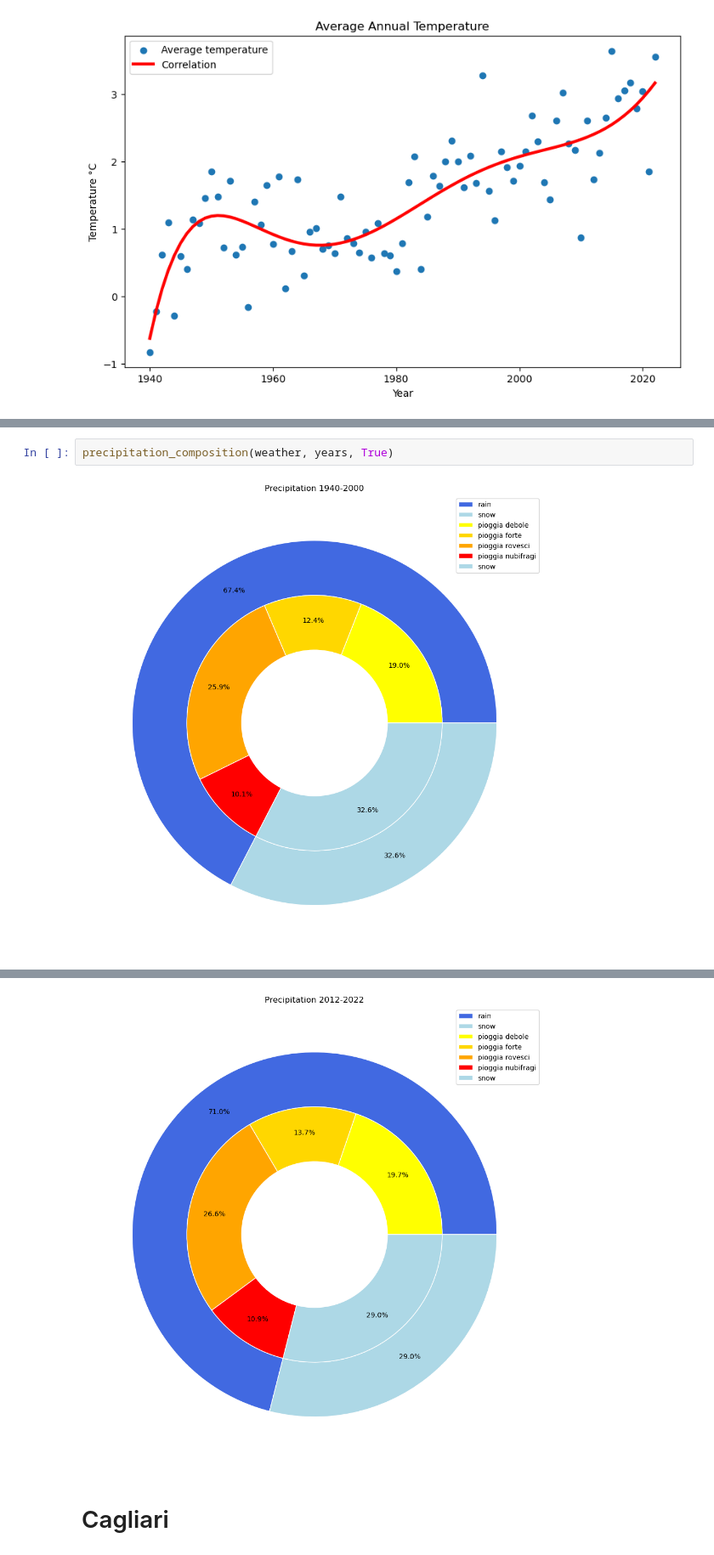
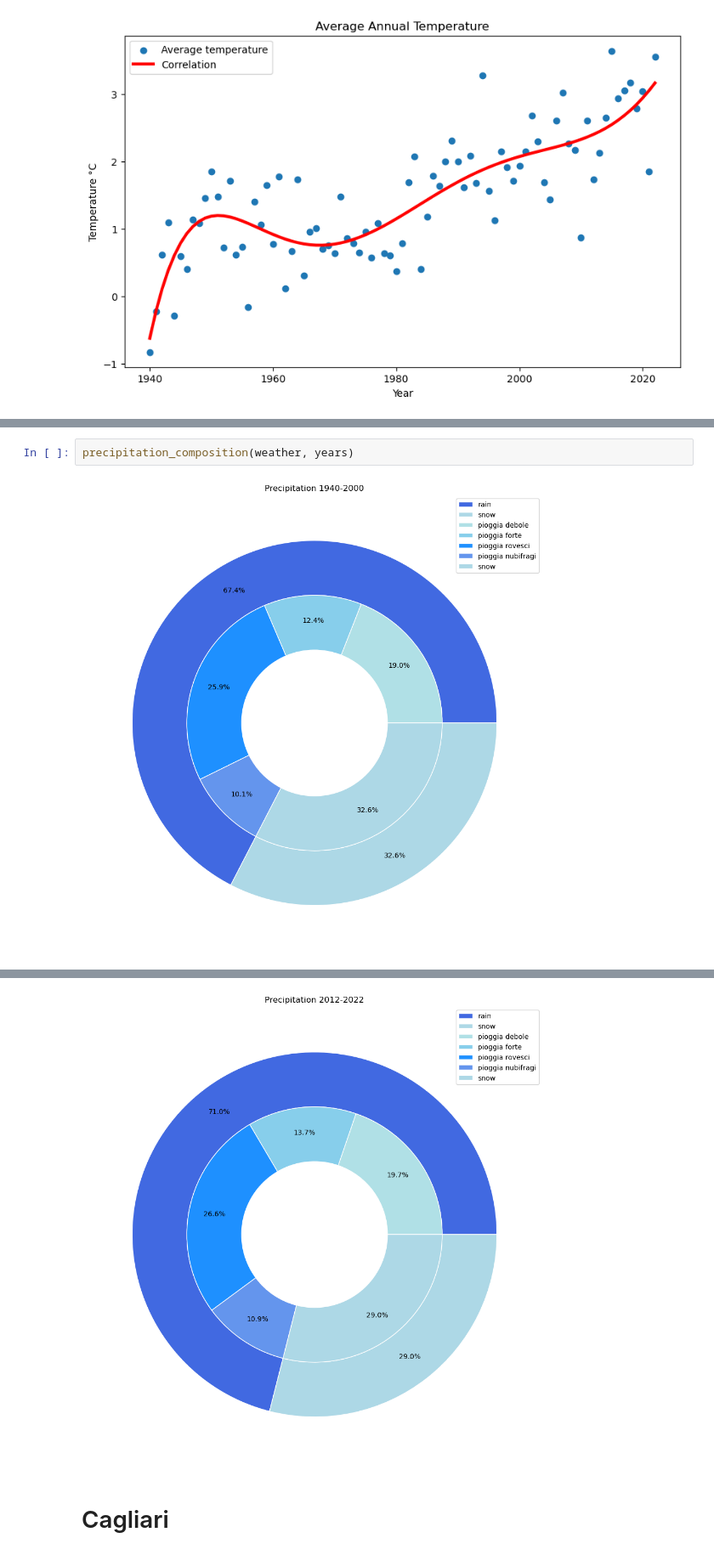
Before and after one commit to Favo02-unimi/visualizzazione-scientifica, a Jupyter notebook: climate.ipynb, the cells around one changed output, grey strips where cells are left out. Shown at 85% size. Drawn from its saved outputs; the diff is of its cells as text.

```diff
--- a/climate.ipynb
+++ b/climate.ipynb
@@ -754,4 +714,4 @@ Correlazione anno-indice di concentrazione 0.031820235549802185
 # %%
-precipitation_composition(weather, years, True)
+precipitation_composition(weather, years)
 # %% [output]
-[figure, old version]
+[figure, new version]
@@ -759,4 +719,4 @@ precipitation_composition(weather, years, True)
-[figure, old version]
+[figure, new version]
 # %% [markdown]
 # Cagliari
 # %%
```
Also changed, not shown: parts of 32 cells of this notebook.
